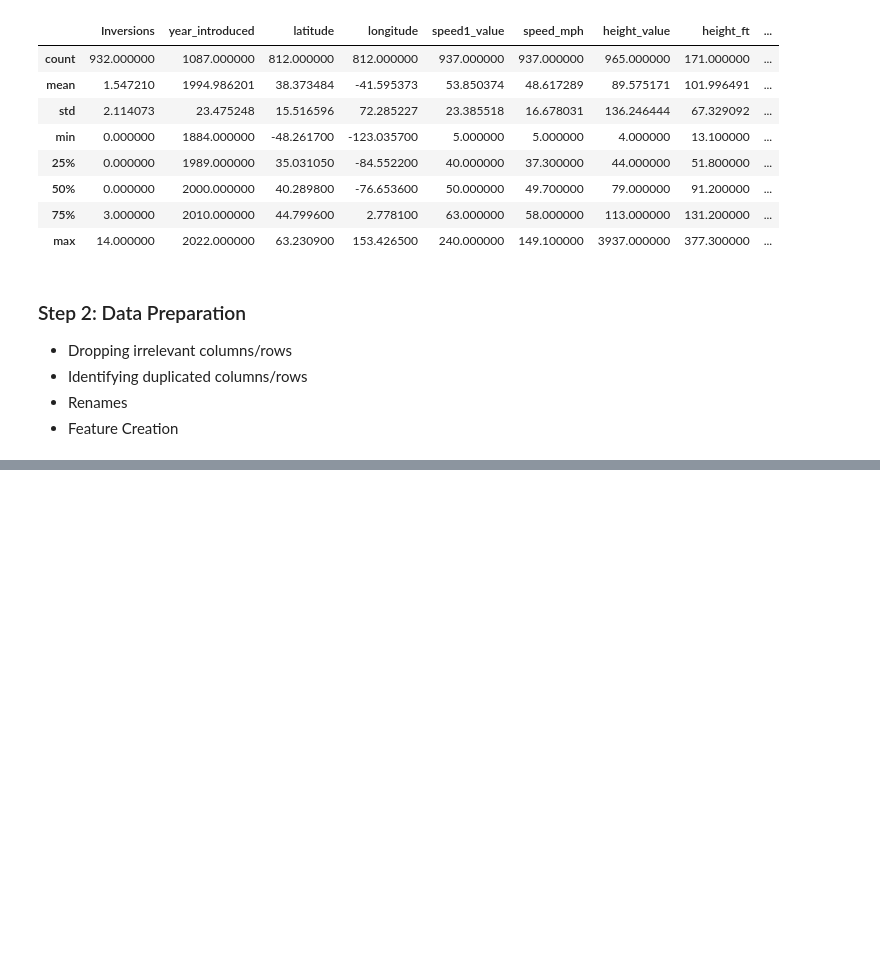
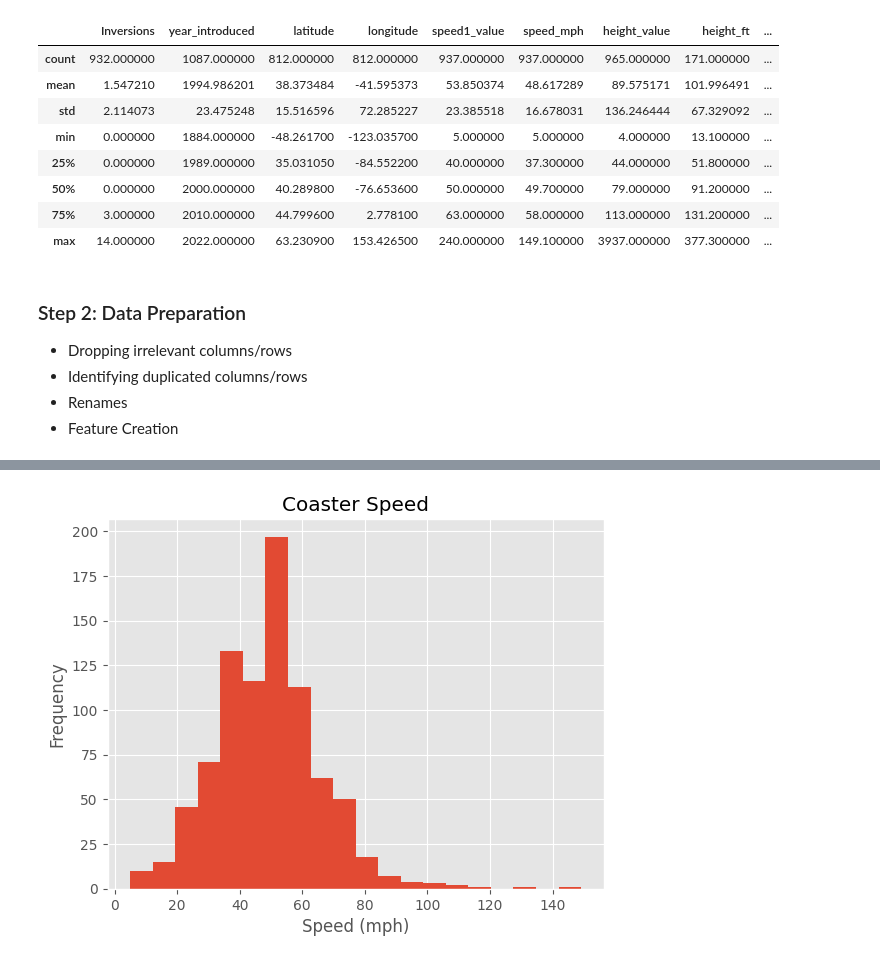
Before and after one commit to suu-b/Exploratory-Data-Analysis, a Jupyter notebook: coaster_db/main.ipynb, the cells around one changed output, grey strips where cells are left out. Drawn from its saved outputs; the diff is of its cells as text; code cells hidden in the pictures; blank space fills up the shorter version.

```diff
--- a/coaster_db/main.ipynb
+++ b/coaster_db/main.ipynb
@@ -129,0 +276,6 @@ df.shape
+# %%
+# Look out for such distribution for every feature
+ax = df['Speed_mph']\
+    .plot(kind='hist', bins=20, title='Coaster Speed', xlabel='Speed (mph)', ylabel='Frequency') # Bins = the number (or boundaries) of bars used to group continuous data. Here, splits data into 20 equal bins
+# %% [output]
+[figure, added]
```
Also changed, not shown: parts of 26 cells of this notebook, 1 other file.
